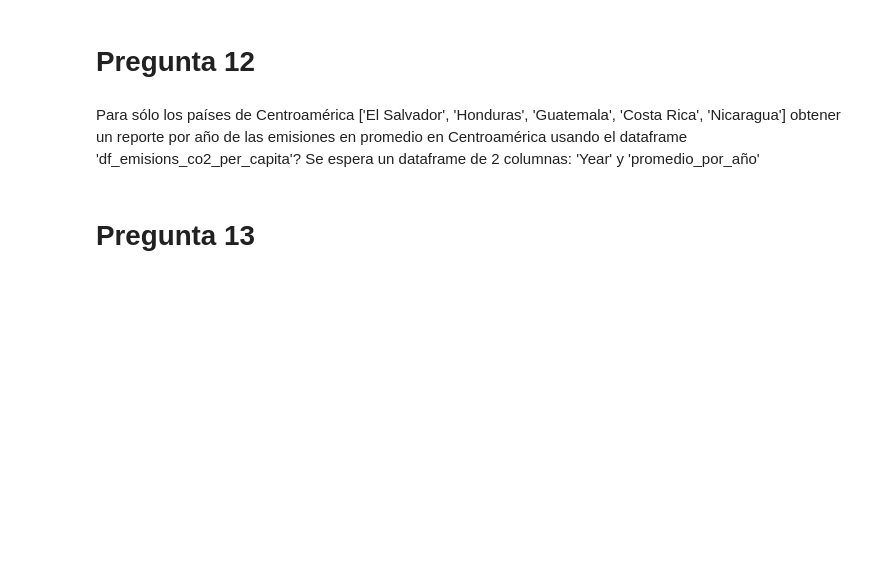
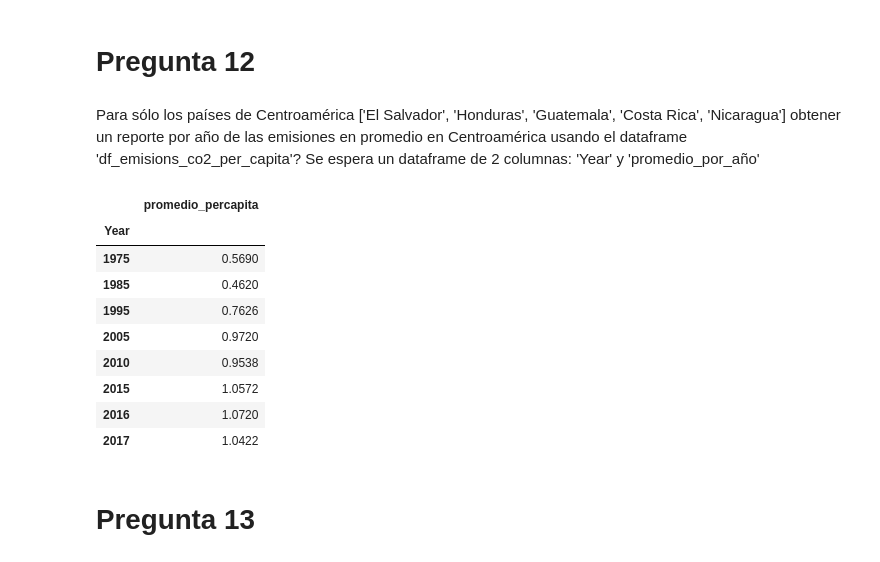
Before and after one commit to CarlosMoyaMora/2025C1-G01-FUNDAMENTOS-DE-PYTHON, a Jupyter notebook: Proyectos/Carlos Moya Mora Proyecto final/Carlos Moya Mora Análisis Proyecto Final.v2.ipynb, the cells around one changed output. Drawn from its saved outputs; the diff is of its cells as text; code cells hidden in the pictures; blank space fills up the shorter version.

```diff
--- a/Proyectos/Carlos Moya Mora Proyecto final/Carlos Moya Mora Análisis Proyecto Final.v2.ipynb
+++ b/Proyectos/Carlos Moya Mora Proyecto final/Carlos Moya Mora Análisis Proyecto Final.v2.ipynb
@@ -266,6 +321,25 @@ Para sólo los países de Centroamérica ['El Salvador', 'Honduras', 'Guatemala'
 Se espera un dataframe de 2 columnas: 'Year' y 'promedio_por_año'
 # %%
 # Coloque el código que responda a la pregunta aqui exactamente lo que se pregunta
+
+centroamerica_percapita = df_emisions_co2_per_capita[df_emisions_co2_per_capita['Country'].isin(centroamerica) == True ]
+
+promedio_percapita = centroamerica_percapita.groupby('Year')[['Value']].mean()
+
+promedio_percapita.rename(columns={'Value': 'promedio_percapita'}, inplace=True)
+
+promedio_percapita
+# %% [output]
+|  | promedio_percapita |
+| Year |  |
+| 1975 | 0.5690 |
+| 1985 | 0.4620 |
+| 1995 | 0.7626 |
+| 2005 | 0.9720 |
+| 2010 | 0.9538 |
+| 2015 | 1.0572 |
+| 2016 | 1.0720 |
+| 2017 | 1.0422 |
 # %% [markdown]
 # Pregunta 13
 # %% [markdown]
```
Also changed, not shown: parts of 7 cells of this notebook.
